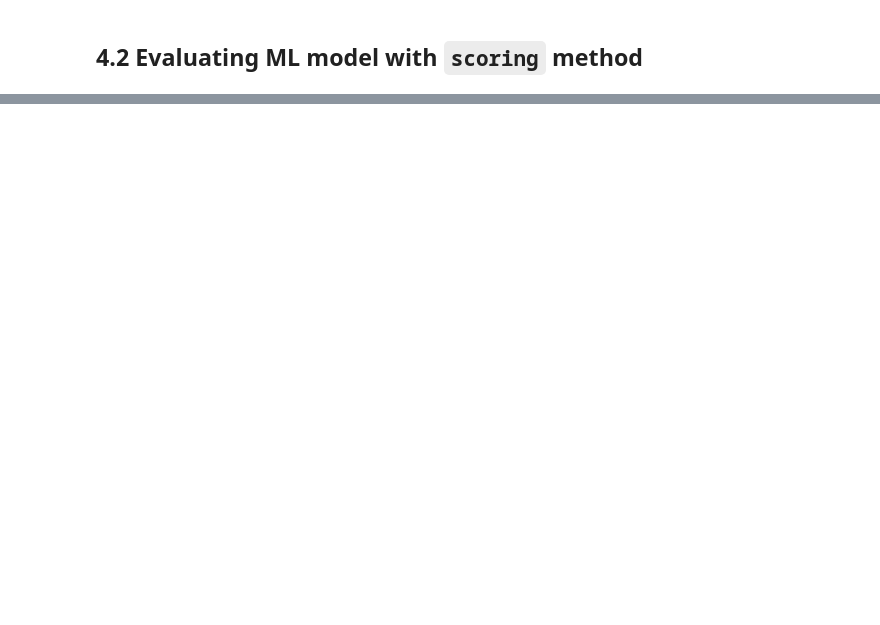
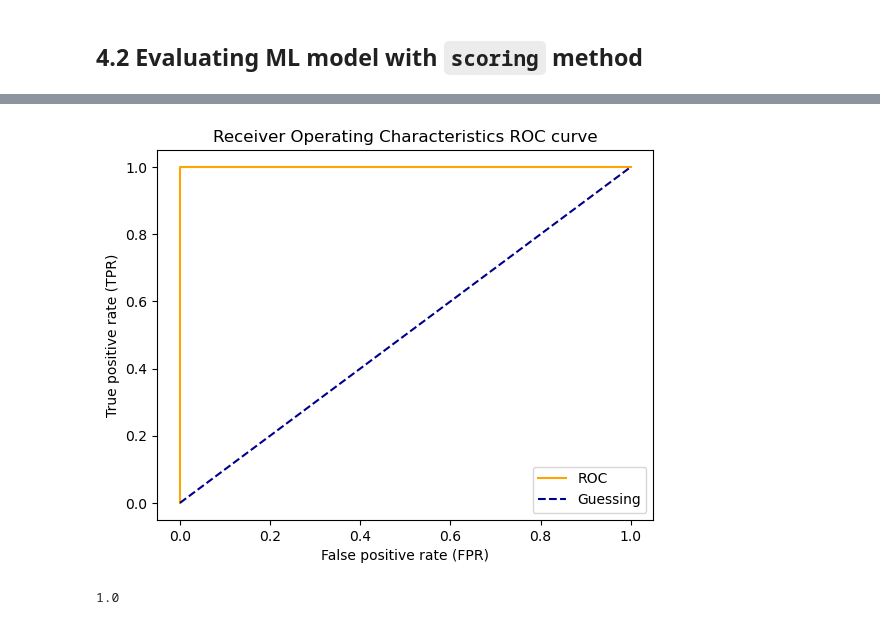
Before and after one commit to HerbertNtim/dataScience-ML, a Jupyter notebook: Introduction-to-scikit-learn.ipynb, the cells around one changed output, grey strips where cells are left out. Saved outputs shown, nothing was run; the diff lists cells and outputs as text; code cells hidden in the pictures; blank space fills up the shorter version.

```diff
--- a/Introduction-to-scikit-learn.ipynb
+++ b/Introduction-to-scikit-learn.ipynb
@@ -772,0 +742,10 @@ clf_single_score, clf_cross_val_score
+# %%
+# Plot a perfect ROC curve and AUC score
+fpr, tpr, threshold = roc_curve(y_test, y_test)
+plot_roc_curve(fpr, tpr)
+# %% [output]
+[figure, added]
+# %%
+roc_auc_score(y_test, y_test)
+# %% [output]
+1.0
```
Also changed, not shown: parts of 47 cells of this notebook, 1 other file.
